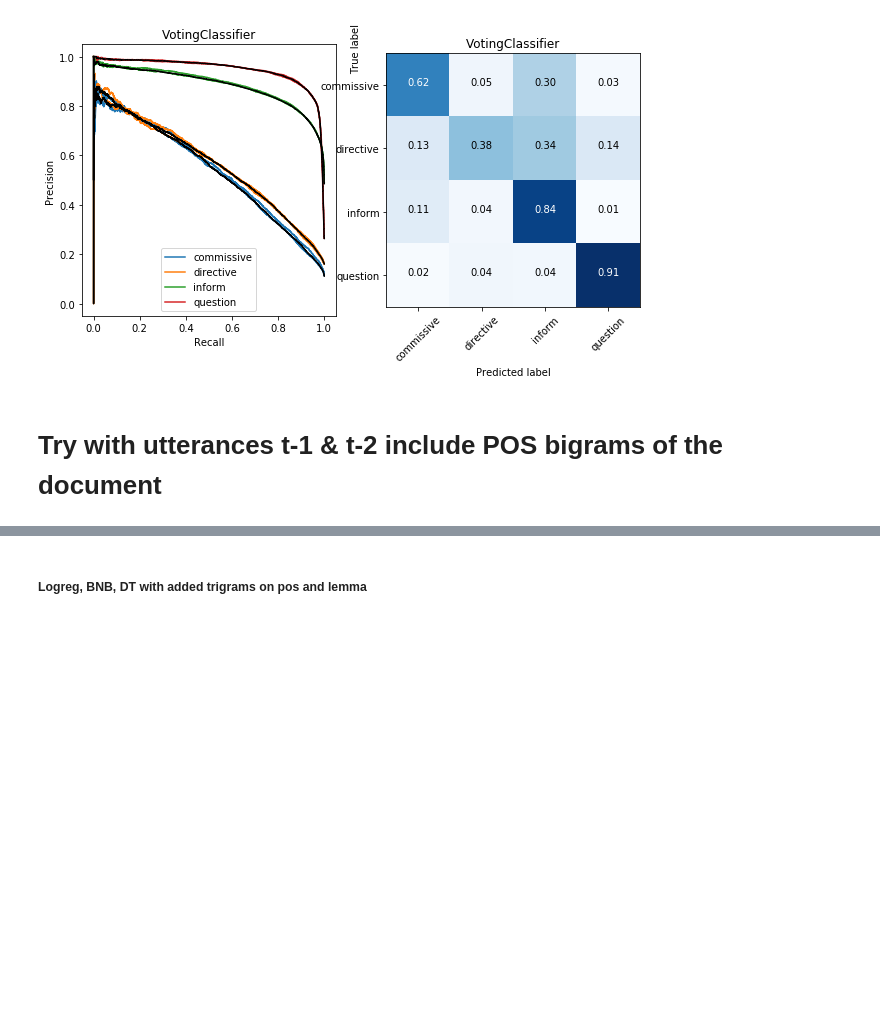
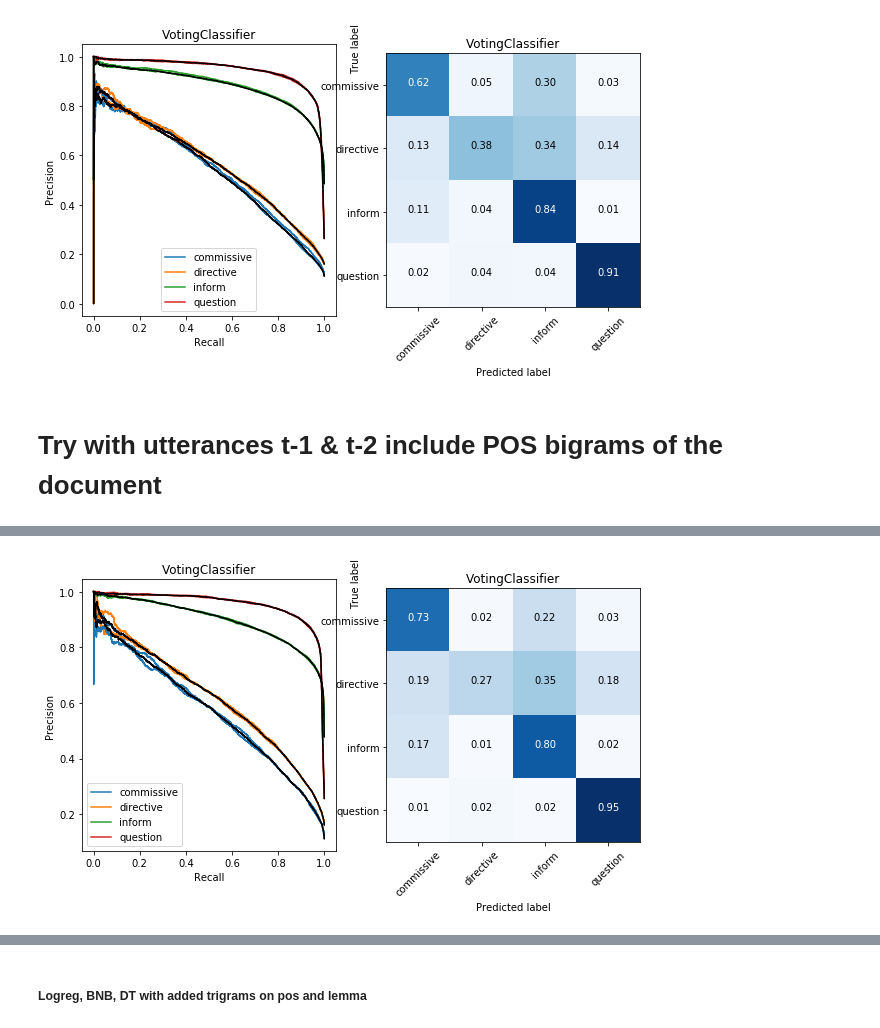
Before and after one commit to Ryanglambert/chatty, a Jupyter notebook: research/daily_dialogue/Speech Act Classifier.ipynb, the cells around one changed output, grey strips where cells are left out. Cells and saved outputs as stored; diff of their text form; code cells hidden in the pictures; blank space fills up the shorter version.

```diff
--- a/research/daily_dialogue/Speech Act Classifier.ipynb
+++ b/research/daily_dialogue/Speech Act Classifier.ipynb
@@ -473,18 +484,30 @@ tokens.list_vocabs()
  ['word'],
  ['chunk_pos_bigram', 'lemma_ngram_2', 'pos_ngram_2', 'word'])
 # %%
-vocab = tokens.load_vocab('chunk_pos_bigram', 'lemma_ngram_2', 'pos_ngram_2', 'lemma_ngram_3', 'pos_ngram_3', 'word')['vocab']
+vocab = tokens.load_vocab('chunk_pos_bigram',
+  'chunk_pos_two_bigram',
+  'lemma_ngram_2',
+  'pos_ngram_2',
+  'pos_ngram_3',
+  'word')['vocab']
 vocab = [tokens.token_joiner(i) for i in vocab]
 vocab = np.array(vocab)
 
 train['vocab'] = vocab
+
+VECTOR_MASK = []
+for i in range(300):
+    field = 'vector_{}'.format(i)
+    VECTOR_MASK.append(field)
+    train[field] = train_vecs[:, i]
 # %%
-# LAG_MASK = ['vocab_t-3', 'vocab_t-2', 'vocab_t-1']
-# train[LAG_MASK] = data.get_lags(train[['vocab']], lag_range=[3, 2, 1])
 LAG_MASK = ['vocab_t-2', 'vocab_t-1']
 train[LAG_MASK] = data.get_lags(train[['vocab']], lag_range=[2, 1])
+VECTOR_LAG_MASK = [i + '_t-1' for i in VECTOR_MASK] + [i + '_t-2' for i in VECTOR_MASK]
+train[VECTOR_LAG_MASK] = data.get_lags(train[VECTOR_MASK], lag_range=[1, 2])
 ACT_MASK = train['act'].notnull() \
          & train['vocab'].notnull() \
          & train['vocab_t-1'].notnull() \
+         & train[VECTOR_LAG_MASK].notnull().any(axis=1) \
          & train['vocab_t-2'].notnull()
 # %%
@@ -539,5 +568,5 @@ clf = Pipeline([
 ])
 # %%
-%time results = data.cv_stratified_shuffle(X, y, clf, splits=2, probability=True)
+results = data.cv_stratified_shuffle(X, y, clf, splits=2, probability=True)
 # %% [output]
 Training
@@ -560,0 +641,4 @@ Convergence after 6 epochs took 0.82 seconds
+# %%
+plot.plot_prec_rec(results, 'VotingClassifier', normalize_confusion_matrix=True, probabilities=True)
+# %% [output]
+[figure, added]
```
Also changed, not shown: parts of 26 cells of this notebook, 2 other files.
